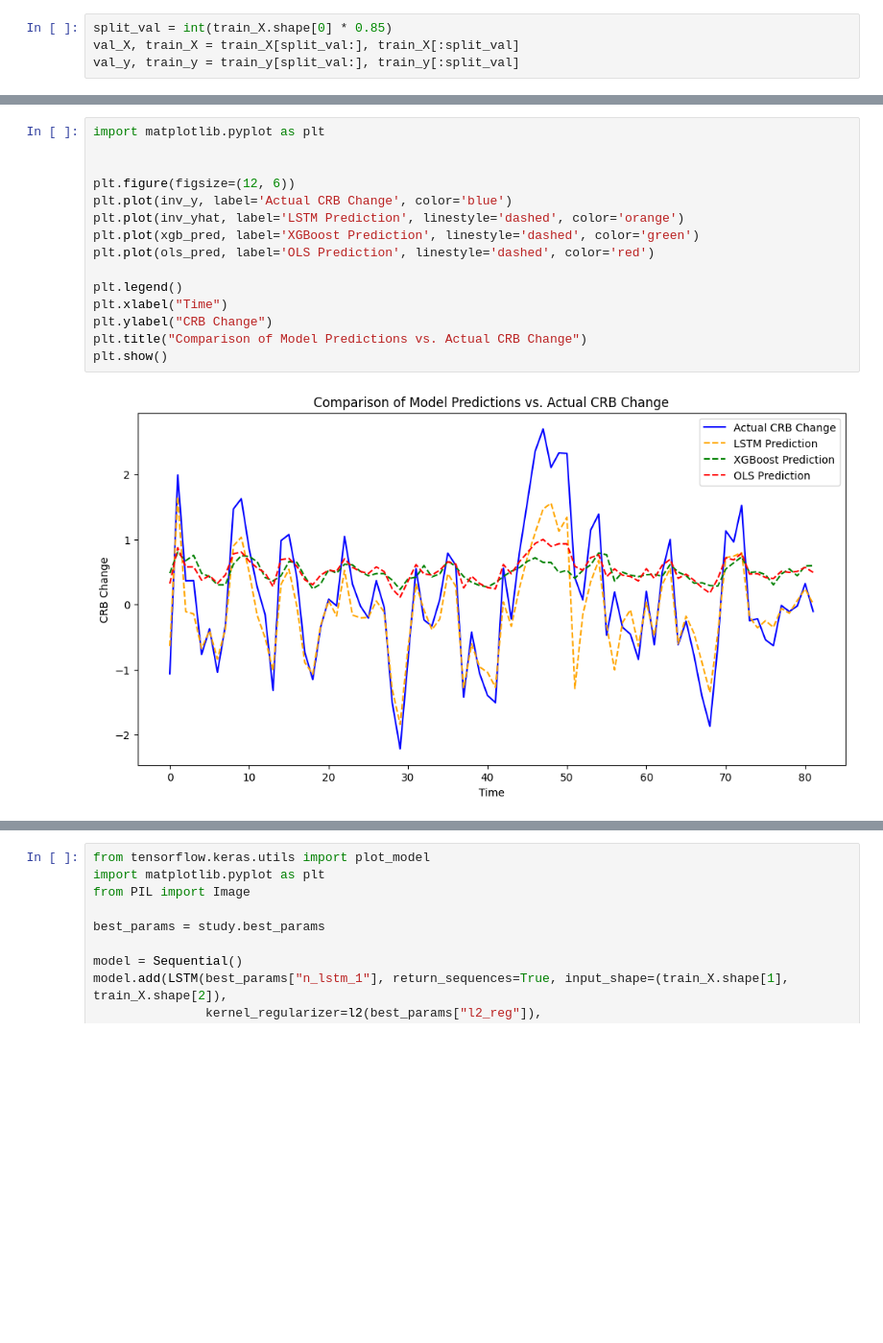
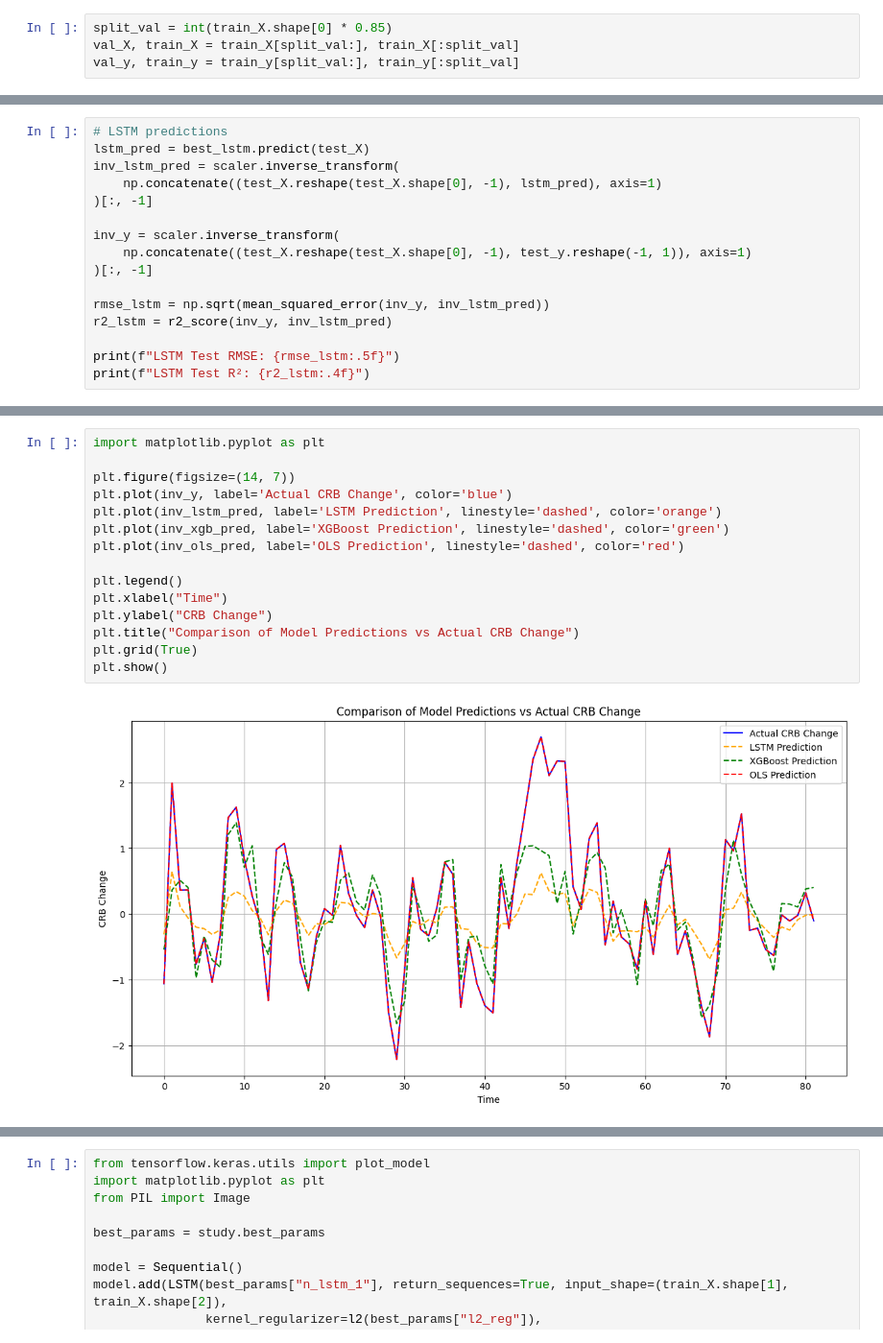
Before and after one commit to galimus/Commodity-Price-Forecasting, a Jupyter notebook: big_data.ipynb, the cells around one changed output, grey strips where cells are left out. Shown at 96% size. Saved outputs shown, nothing was run; the diff lists cells and outputs as text; blank space fills up the shorter version.

```diff
--- a/big_data.ipynb
+++ b/big_data.ipynb
@@ -230,3 +263,19 @@ None
+# %%
+# LSTM predictions
+lstm_pred = best_lstm.predict(test_X)
+inv_lstm_pred = scaler.inverse_transform(
+    np.concatenate((test_X.reshape(test_X.shape[0], -1), lstm_pred), axis=1)
+)[:, -1]
+
+inv_y = scaler.inverse_transform(
+    np.concatenate((test_X.reshape(test_X.shape[0], -1), test_y.reshape(-1, 1)), axis=1)
+)[:, -1]
+
+rmse_lstm = np.sqrt(mean_squared_error(inv_y, inv_lstm_pred))
+r2_lstm = r2_score(inv_y, inv_lstm_pred)
+
+print(f"LSTM Test RMSE: {rmse_lstm:.5f}")
+print(f"LSTM Test R²: {r2_lstm:.4f}")
 # %%
 from tensorflow.keras.models import load_model
 
@@ -301,17 +325,17 @@ plt.show()
 # %%
 import matplotlib.pyplot as plt
 
-
-plt.figure(figsize=(12, 6))
+plt.figure(figsize=(14, 7))
 plt.plot(inv_y, label='Actual CRB Change', color='blue')
-plt.plot(inv_yhat, label='LSTM Prediction', linestyle='dashed', color='orange')
-plt.plot(xgb_pred, label='XGBoost Prediction', linestyle='dashed', color='green')
-plt.plot(ols_pred, label='OLS Prediction', linestyle='dashed', color='red')
+plt.plot(inv_lstm_pred, label='LSTM Prediction', linestyle='dashed', color='orange')
+plt.plot(inv_xgb_pred, label='XGBoost Prediction', linestyle='dashed', color='green')
+plt.plot(inv_ols_pred, label='OLS Prediction', linestyle='dashed', color='red')
 
 plt.legend()
 plt.xlabel("Time")
 plt.ylabel("CRB Change")
-plt.title("Comparison of Model Predictions vs. Actual CRB Change")
+plt.title("Comparison of Model Predictions vs Actual CRB Change")
+plt.grid(True)
 plt.show()
 # %% [output]
-[figure, old version]
+[figure, new version]
```
Also changed, not shown: parts of 13 cells of this notebook.
